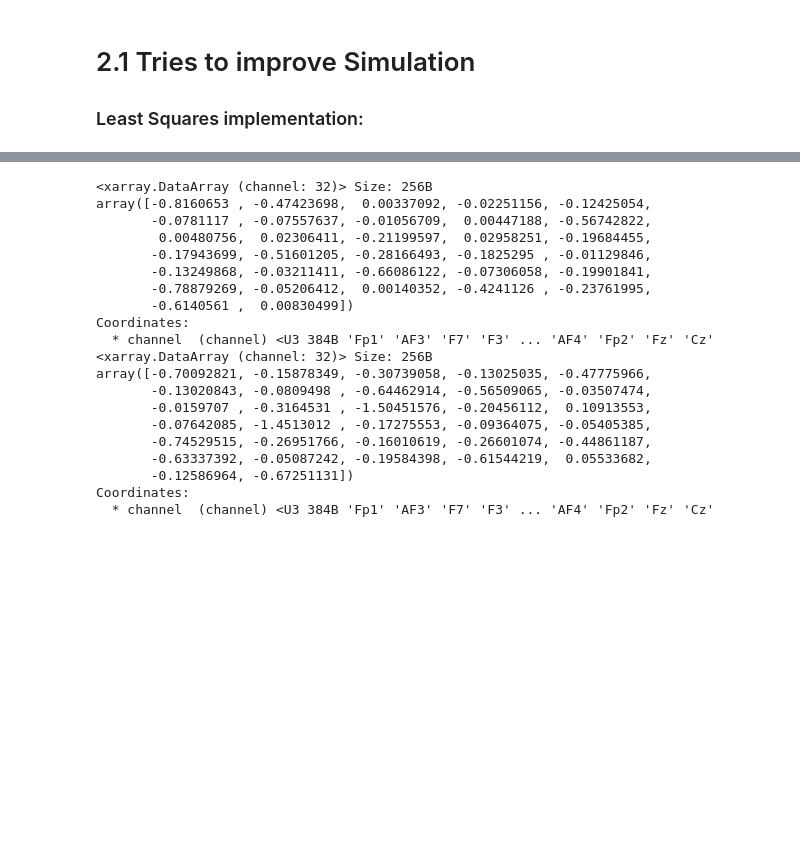
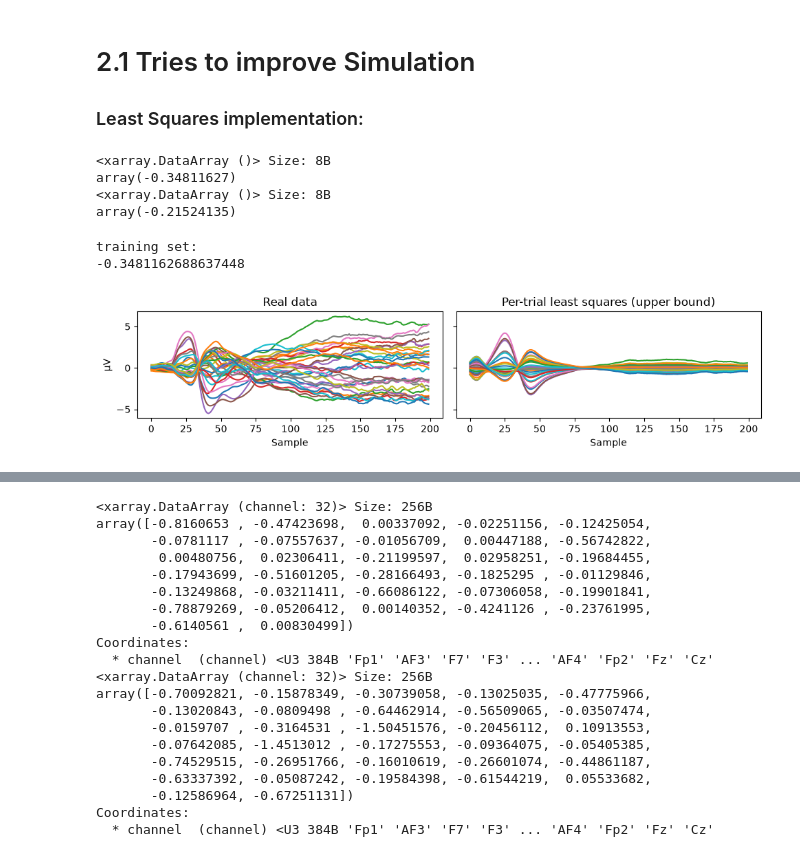
Before and after one commit to cleliamr/EEG_prediction, a Jupyter notebook: main.ipynb, the cells around one changed output, grey strips where cells are left out. Cells and saved outputs as stored; diff of their text form; code cells hidden in the pictures; blank space fills up the shorter version.

Commit message:
cleaned least square code

```diff
--- a/main.ipynb
+++ b/main.ipynb
@@ -298,3 +295,30 @@ test = out["test_mask"]
 # one score per electrode
 r2_test_per_electrode  = score(only(out["real_uv"], test),  only(out["pred_uv"], test),  "r2",average_trial=True, average_participant=True)
 r2_train_per_electrode = score(only(out["real_uv"], ~test), only(out["pred_uv"], ~test), "r2", average_trial=True, average_participant=True)
+# %%
+#one overall score:
+r2_test_overall  = score(only(out["real_uv"], test),  only(out["pred_uv"], test),  "r2",average_trial=True, average_participant=True,average_channel=True)
+r2_train_overall = score(only(out["real_uv"], ~test), only(out["pred_uv"], ~test), "r2", average_trial=True, average_participant=True,average_channel=True)
+print(r2_train_overall)
+print(r2_test_overall)
+# %% [output]
+<xarray.DataArray ()> Size: 8B
+array(-0.34811627)
+<xarray.DataArray ()> Size: 8B
+array(-0.21524135)
+# %%
+n = 200
+fig, ax = plt.subplots(1, 2, figsize=(10, 2.5), sharey=True)
+print("training set:")
+for a, ds, title in zip(ax,[only(out["real_uv"], ~test), only(out["pred_uv"], ~test)],['Real data', 'Per-trial least squares (upper bound)']):
+    erp = (ds['data'].sel(sample=range(n)).stack(trial=['epoch', 'recording']).mean('trial', skipna=True))# grand-average ERP: channel x sample
+    a.plot(erp.transpose('sample', 'channel').values)
+    a.set_title(title)
+    a.set_xlabel('Sample')
+ax[0].set_ylabel('µV')
+plt.tight_layout()
+print(float(r2_train_overall))
+# %% [output]
+training set:
+-0.3481162688637448
+[figure, added]
```
Also changed, not shown: parts of 15 cells of this notebook, 1 other file.
